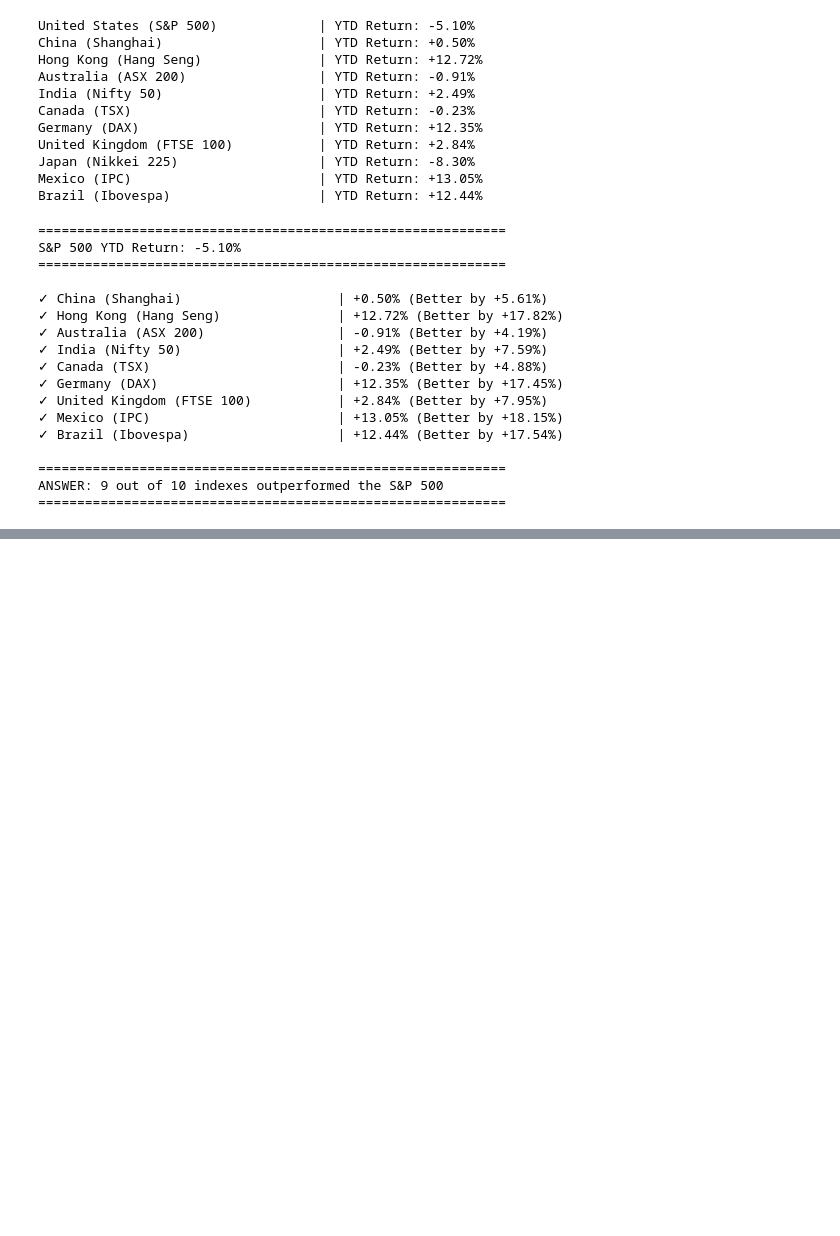
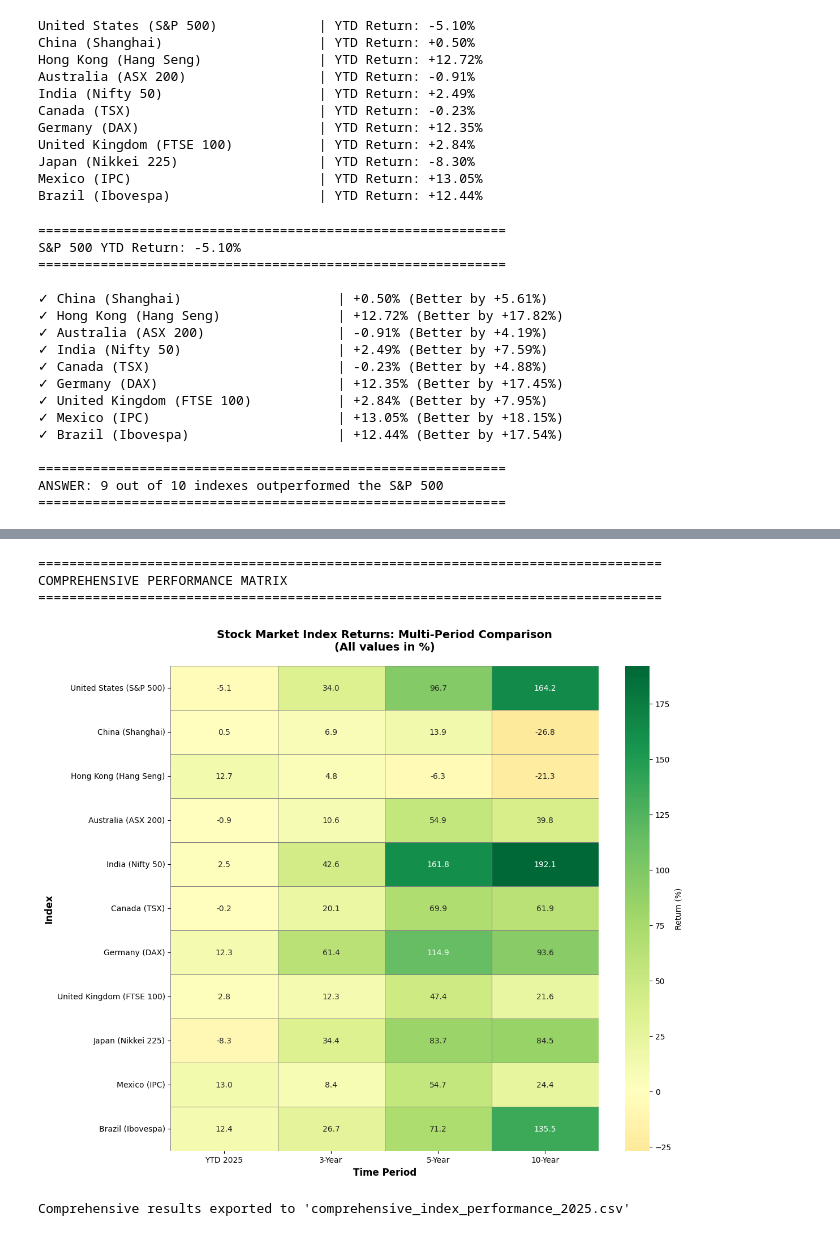
Before and after one commit to Legajo/Colab-Notebooks, a Jupyter notebook: HW1_Q2.ipynb, the cells around one changed output, grey strips where cells are left out. Saved outputs shown, nothing was run; the diff lists cells and outputs as text; code cells hidden in the pictures; blank space fills up the shorter version.

```diff
--- a/HW1_Q2.ipynb
+++ b/HW1_Q2.ipynb
@@ -150,0 +526,56 @@ ANSWER: 9 out of 10 indexes outperformed the S&P 500
+# %%
+
+# ============================================
+# PROMPT 11: Create Comprehensive Comparison Heatmap
+# ============================================
+
+print("\n" + "="*80)
+print("COMPREHENSIVE PERFORMANCE MATRIX")
+print("="*80 + "\n")
+
+# Create a matrix of all returns
+all_periods = ['YTD 2025', '3-Year', '5-Year', '10-Year']
+performance_matrix = []
+
+for name in indexes.keys():
+    row = {'Index': name}
+
+    # Add YTD
+    row['YTD 2025'] = ytd_returns.get(name)
+
+    # Add long-term periods
+    for period in ['3-Year', '5-Year', '10-Year']:
+        row[period] = long_term_returns[period].get(name)
+
+    performance_matrix.append(row)
+
+perf_df = pd.DataFrame(performance_matrix)
+
+# Create heatmap
+fig, ax = plt.subplots(figsize=(12, 10))
+
+# Prepare data for heatmap
+heatmap_data = perf_df.set_index('Index')[all_periods]
+
+# Create custom colormap
+sns.heatmap(heatmap_data, annot=True, fmt='.1f', cmap='RdYlGn', center=0,
+            cbar_kws={'label': 'Return (%)'}, linewidths=0.5, linecolor='gray',
+            ax=ax)
+
+ax.set_title('Stock Market Index Returns: Multi-Period Comparison\n(All values in %)',
+             fontsize=14, fontweight='bold', pad=20)
+ax.set_xlabel('Time Period', fontsize=12, fontweight='bold')
+ax.set_ylabel('Index', fontsize=12, fontweight='bold')
+
+plt.tight_layout()
+plt.show()
+
+# Export comprehensive results
+perf_df.to_csv('comprehensive_index_performance_2025.csv', index=False)
+print("\nComprehensive results exported to 'comprehensive_index_performance_2025.csv'")
+# %% [output]
+================================================================================
+COMPREHENSIVE PERFORMANCE MATRIX
+================================================================================
+[figure, added]
+Comprehensive results exported to 'comprehensive_index_performance_2025.csv'
```
Also changed, not shown: parts of 6 cells of this notebook.
